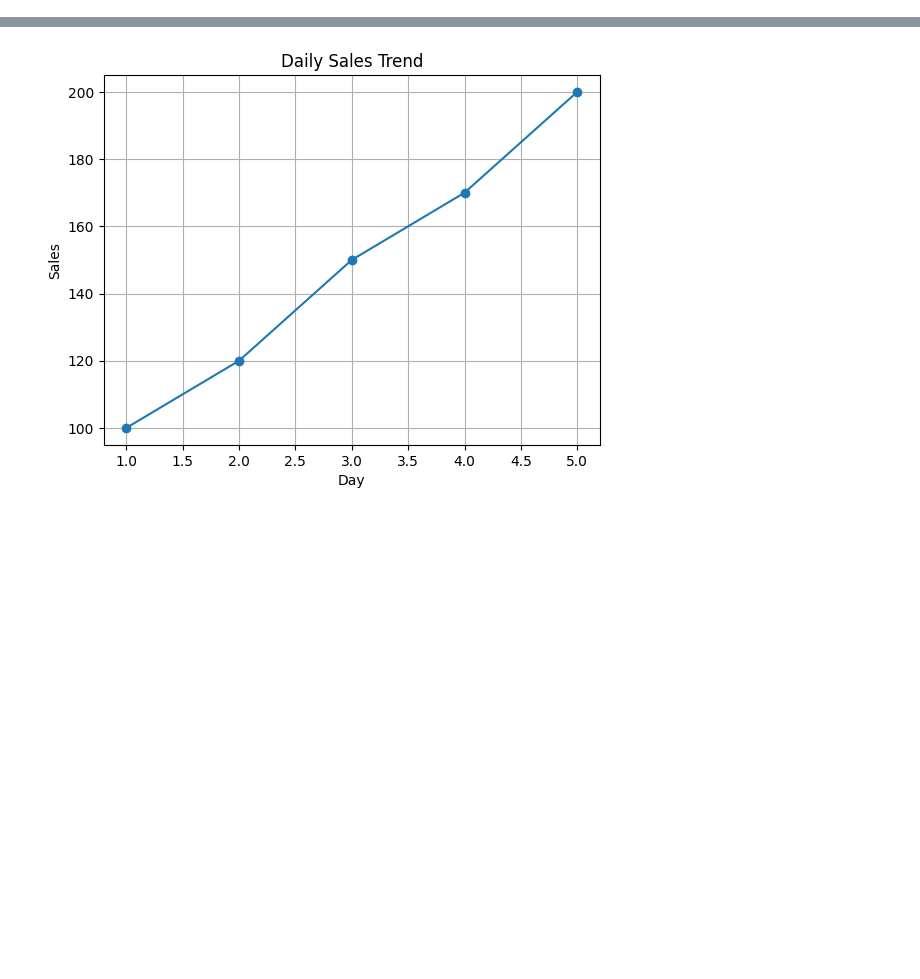
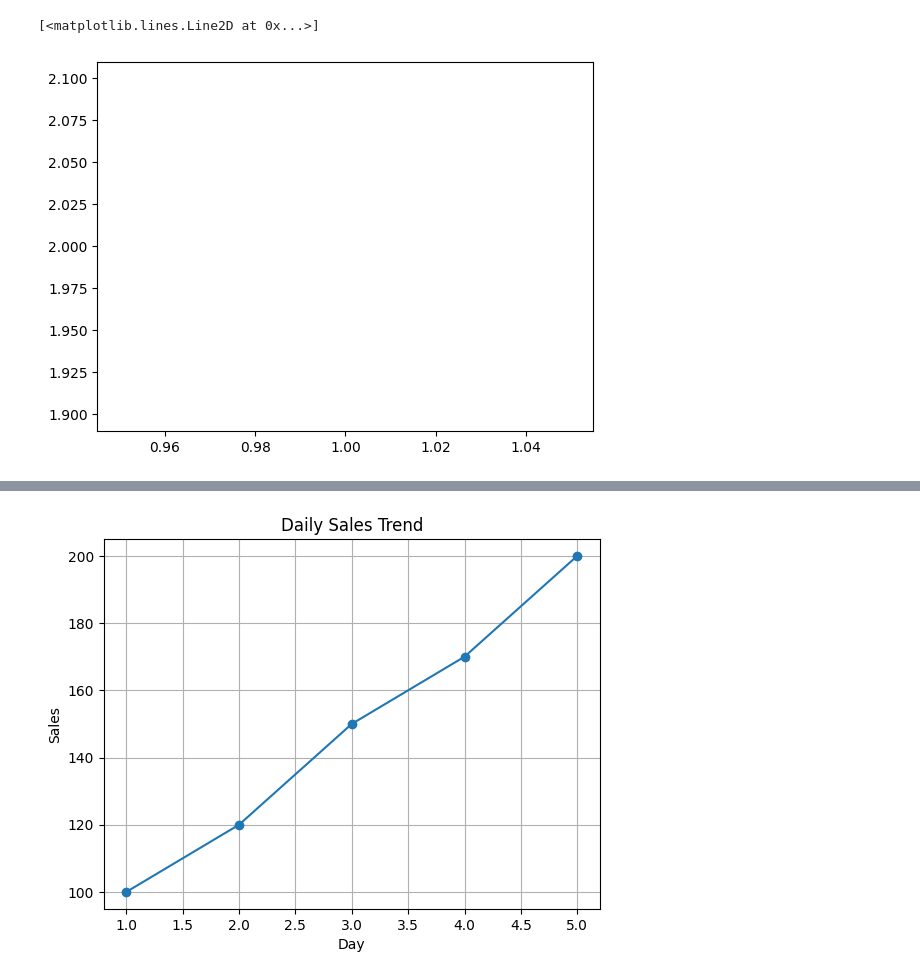
Before and after one commit to ModernAIisthefuture/Python-Tutorial, a Jupyter notebook: matplotlib operations.ipynb, the cells around one changed output, grey strips where cells are left out. Drawn from its saved outputs; the diff is of its cells as text; code cells hidden in the pictures; blank space fills up the shorter version.

```diff
--- a/matplotlib operations.ipynb
+++ b/matplotlib operations.ipynb
@@ -0,0 +32,5 @@
+# %%
+plt.plot(1, 2)
+# %% [output]
+[<matplotlib.lines.Line2D at 0x...>]
+[figure, added]
```
Also changed, not shown: parts of 6 cells of this notebook.
